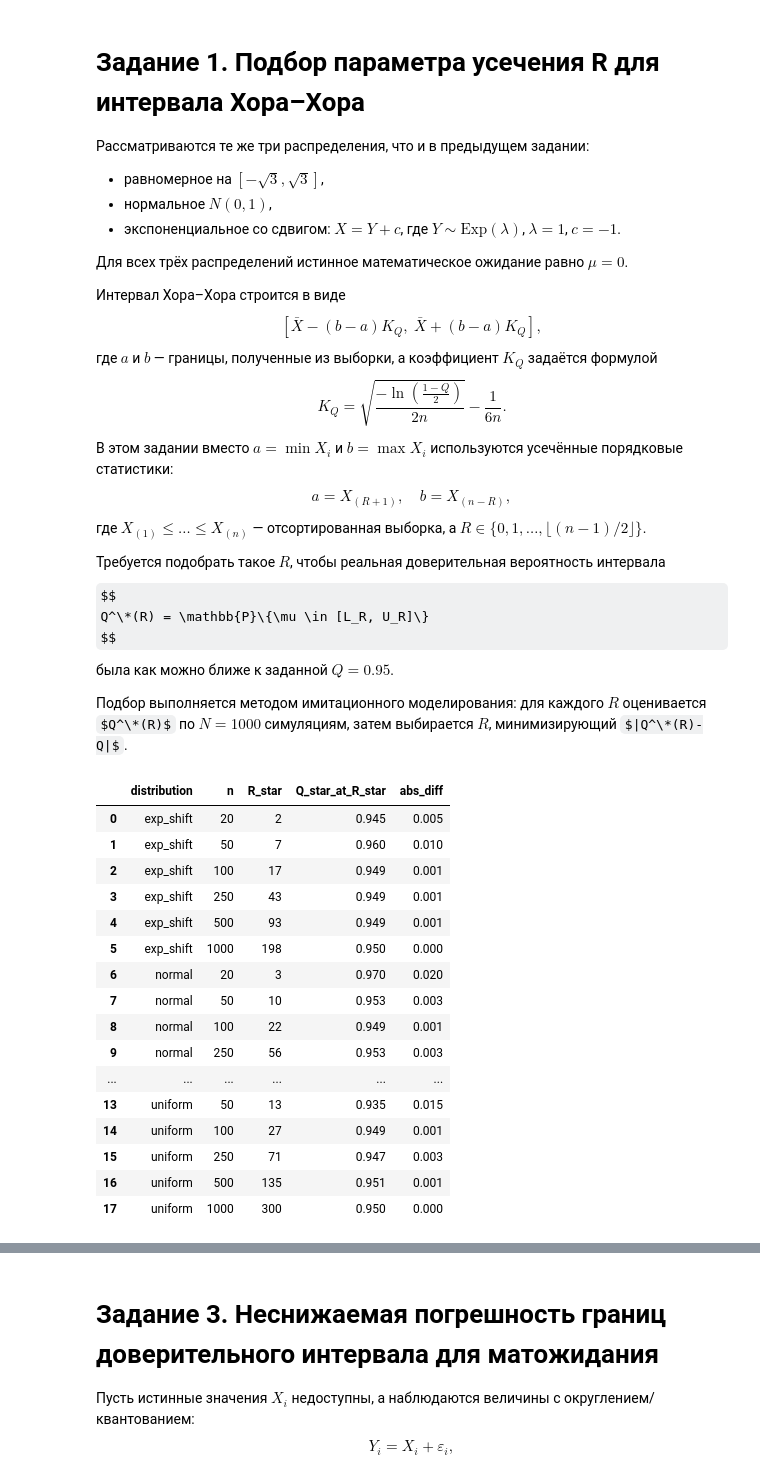
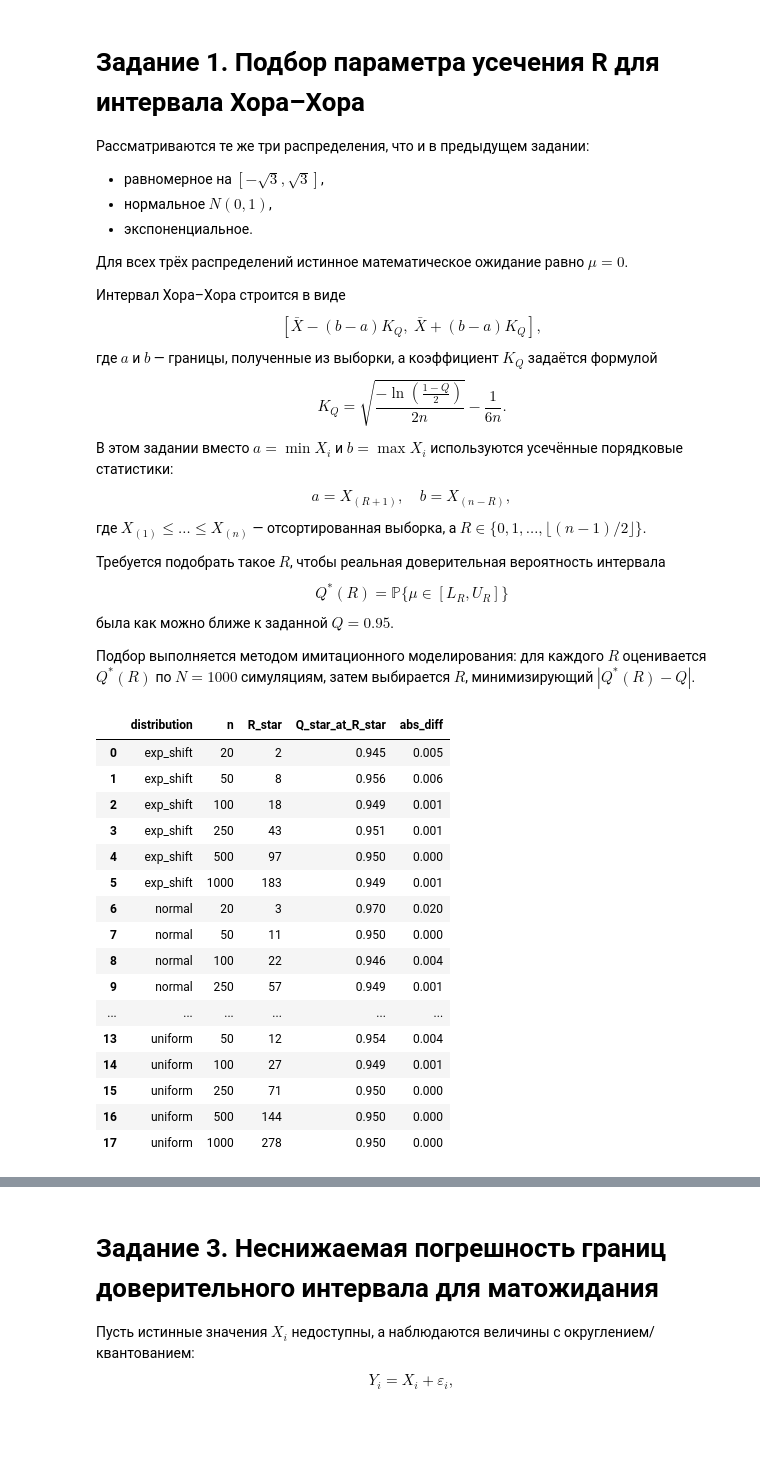
Before and after one commit to aveexela/HWPS, a Jupyter notebook: семинар_5.ipynb, the cells around one changed output, grey strips where cells are left out. Cells and saved outputs as stored; diff of their text form; code cells hidden in the pictures; some formulas as TeX source; blank space fills up the shorter version.

```diff
--- a/семинар_5.ipynb
+++ b/семинар_5.ipynb
@@ -5,7 +7,7 @@
 
 - равномерное на $[-\sqrt{3}, \sqrt{3}]$,
 - нормальное $N(0,1)$,
-- экспоненциальное со сдвигом: $X = Y + c$, где $Y \sim \mathrm{Exp}(\lambda)$, $\lambda=1$, $c=-1$.
+- экспоненциальное.
 
 Для всех трёх распределений истинное математическое ожидание равно $\mu=0$.
 
@@ -26,12 +28,12 @@ $$
 
 Требуется подобрать такое $R$, чтобы реальная доверительная вероятность интервала
 $$
-Q^\*(R) = \mathbb{P}\{\mu \in [L_R, U_R]\}
+Q^*(R) = \mathbb{P}\{\mu \in [L_R, U_R]\}
 $$
 была как можно ближе к заданной $Q=0.95$.
 
 Подбор выполняется методом имитационного моделирования:
-для каждого $R$ оценивается $Q^\*(R)$ по $N=1000$ симуляциям, затем выбирается $R$, минимизирующий $|Q^\*(R)-Q|$.
+для каждого $R$ оценивается $Q^*(R)$ по $N=1000$ симуляциям, затем выбирается $R$, минимизирующий $|Q^*(R)-Q|$.
 # %%
 import numpy as np
 import pandas as pd
@@ -57,8 +59,15 @@ def sample_normal(n: int, rng: np.random.Generator) -> np.ndarray:
     return rng.normal(loc=0.0, scale=1.0, size=n)
 
 def sample_exp_shift(n: int, rng: np.random.Generator, lam: float = 1.0, c: float = -1.0) -> np.ndarray:
-    y = rng.exponential(scale=1.0 / lam, size=n)
-    return y + c
+    """
+    Генерация выборки из распределения с плотностью
+    f(x) = lam * exp(-lam * (x - c)) при x >= c, и 0 при x < c.
+    По умолчанию lam=1, c=-1.
+    Используется метод обратной функции распределения.
+    """
+    u = rng.random(n)              # U ~ Uniform(0, 1)
+    x = c - np.log(1.0 - u) / lam  # X = c - (1/lam) * ln(1 - U)
+    return x
 
 DISTRIBUTIONS = {
     "uniform": sample_uniform,
@@ -107,48 +116,48 @@ def choose_R_for_case(
     # выбирается R с минимальным |Q*-Q|; при равенстве — меньший R
     candidates.sort(key=lambda t: (t[2], t[0]))
     best_R, best_qstar, best_diff = candidates[0]
     return best_R, best_qstar, best_diff, candidates  # candidates полезно для диагностики
 
 # основной расчёт таблицы R*(n) для каждого распределения
 records = []
 diagnostics = {}  # при желании можно смотреть кривую Q*(R)
 
 for dist_name, sampler in DISTRIBUTIONS.items():
     for n in N_SIZES:
         # отдельный RNG на кейс для воспроизводимости
         rng_case = np.random.default_rng(10000 + hash((dist_name, n)) % 1000000)
         best_R, best_qstar, best_diff, cand = choose_R_for_case(
             sampler=sampler, n=n, rng=rng_case, Q=Q, N=N_REPS, mu_true=MU_TRUE
         )
         diagnostics[(dist_name, n)] = cand
         records.append({
             "distribution": dist_name,
             "n": n,
             "R_star": best_R,
             "Q_star_at_R_star": best_qstar,
             "abs_diff": best_diff
         })
 
 df_R = pd.DataFrame(records).sort_values(["distribution", "n"]).reset_index(drop=True)
 df_R
 # %% [output]
 |  | distribution | n | R_star | Q_star_at_R_star | abs_diff |
 | 0 | exp_shift | 20 | 2 | 0.945 | 0.005 |
-| 1 | exp_shift | 50 | 7 | 0.960 | 0.010 |
-| 2 | exp_shift | 100 | 17 | 0.949 | 0.001 |
-| 3 | exp_shift | 250 | 43 | 0.949 | 0.001 |
-| 4 | exp_shift | 500 | 93 | 0.949 | 0.001 |
-| 5 | exp_shift | 1000 | 198 | 0.950 | 0.000 |
+| 1 | exp_shift | 50 | 8 | 0.956 | 0.006 |
+| 2 | exp_shift | 100 | 18 | 0.949 | 0.001 |
+| 3 | exp_shift | 250 | 43 | 0.951 | 0.001 |
+| 4 | exp_shift | 500 | 97 | 0.950 | 0.000 |
+| 5 | exp_shift | 1000 | 183 | 0.949 | 0.001 |
 | 6 | normal | 20 | 3 | 0.970 | 0.020 |
-| 7 | normal | 50 | 10 | 0.953 | 0.003 |
-| 8 | normal | 100 | 22 | 0.949 | 0.001 |
-| 9 | normal | 250 | 56 | 0.953 | 0.003 |
+| 7 | normal | 50 | 11 | 0.950 | 0.000 |
+| 8 | normal | 100 | 22 | 0.946 | 0.004 |
+| 9 | normal | 250 | 57 | 0.949 | 0.001 |
 | ... | ... | ... | ... | ... | ... |
-| 13 | uniform | 50 | 13 | 0.935 | 0.015 |
+| 13 | uniform | 50 | 12 | 0.954 | 0.004 |
 | 14 | uniform | 100 | 27 | 0.949 | 0.001 |
-| 15 | uniform | 250 | 71 | 0.947 | 0.003 |
-| 16 | uniform | 500 | 135 | 0.951 | 0.001 |
-| 17 | uniform | 1000 | 300 | 0.950 | 0.000 |
+| 15 | uniform | 250 | 71 | 0.950 | 0.000 |
+| 16 | uniform | 500 | 144 | 0.950 | 0.000 |
+| 17 | uniform | 1000 | 278 | 0.950 | 0.000 |
 # %% [markdown]
 ## Выводы по заданию 1: подбор $R$ для усечённого интервала Хора–Хора
 
```
Also changed, not shown: parts of 9 cells of this notebook.
